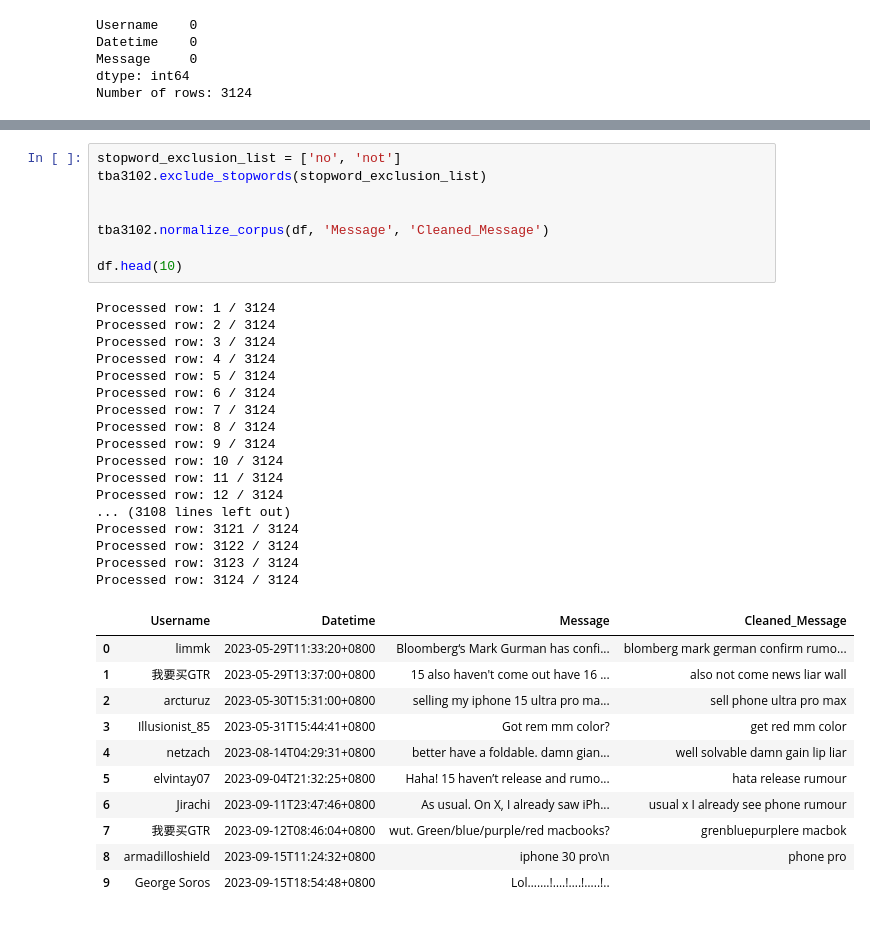
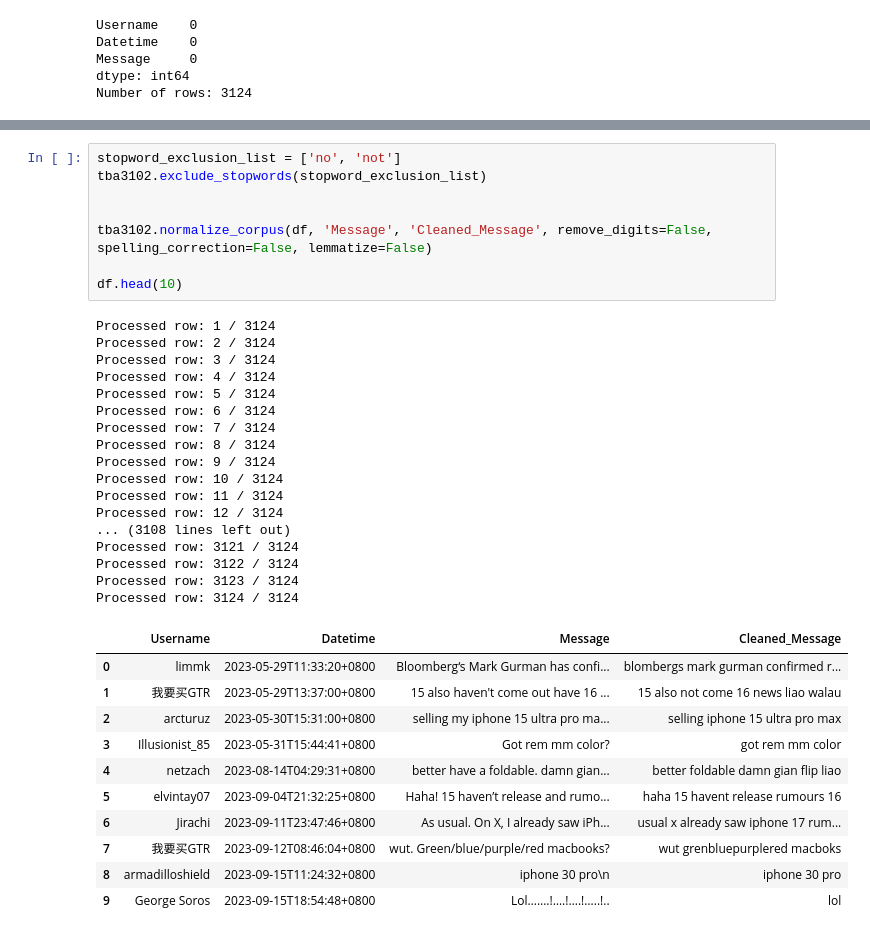
Before and after one commit to DianeHo/text_analytics_group_project, a Jupyter notebook: source_code/p01_preprocessing.ipynb, the cells around one changed output, grey strips where cells are left out. Saved outputs shown, nothing was run; the diff lists cells and outputs as text.

Commit message:
reclean data
remove_digits=False, spelling_correction=False, lemmatize=False

if True, brand names like s25, pro xl, iphone "16", will be removed

```diff
--- a/source_code/p01_preprocessing.ipynb
+++ b/source_code/p01_preprocessing.ipynb
@@ -75,40 +75,40 @@ Text processing started at 2025-03-18 17:19:15.258556
 # %%
 stopword_exclusion_list = ['no', 'not']
 tba3102.exclude_stopwords(stopword_exclusion_list)
 
 
-tba3102.normalize_corpus(df, 'Message', 'Cleaned_Message')
+tba3102.normalize_corpus(df, 'Message', 'Cleaned_Message', remove_digits=False, spelling_correction=False, lemmatize=False)
 
 df.head(10)
 # %% [output]
 Processed row: 1 / 3124
 Processed row: 2 / 3124
 Processed row: 3 / 3124
 Processed row: 4 / 3124
 Processed row: 5 / 3124
 Processed row: 6 / 3124
 Processed row: 7 / 3124
 Processed row: 8 / 3124
 Processed row: 9 / 3124
 Processed row: 10 / 3124
 Processed row: 11 / 3124
 Processed row: 12 / 3124
 ... (3108 lines left out)
 Processed row: 3121 / 3124
 Processed row: 3122 / 3124
 Processed row: 3123 / 3124
 Processed row: 3124 / 3124
 |  | Username | Datetime | Message | Cleaned_Message |
-| 0 | limmk | 2023-05-29T11:33:20+0800 | Bloomberg‘s Mark Gurman has confi... | blomberg mark german confirm rumo... |
-| 1 | 我要买GTR | 2023-05-29T13:37:00+0800 | 15 also haven't come out have 16 ... | also not come news liar wall |
-| 2 | arcturuz | 2023-05-30T15:31:00+0800 | selling my iphone 15 ultra pro ma... | sell phone ultra pro max |
-| 3 | Illusionist_85 | 2023-05-31T15:44:41+0800 | Got rem mm color? | get red mm color |
-| 4 | netzach | 2023-08-14T04:29:31+0800 | better have a foldable. damn gian... | well solvable damn gain lip liar |
-| 5 | elvintay07 | 2023-09-04T21:32:25+0800 | Haha! 15 haven’t release and rumo... | hata release rumour |
-| 6 | Jirachi | 2023-09-11T23:47:46+0800 | As usual. On X, I already saw iPh... | usual x I already see phone rumour |
-| 7 | 我要买GTR | 2023-09-12T08:46:04+0800 | wut. Green/blue/purple/red macbooks? | grenbluepurplere macbok |
-| 8 | armadilloshield | 2023-09-15T11:24:32+0800 | iphone 30 pro\n | phone pro |
-| 9 | George Soros | 2023-09-15T18:54:48+0800 | Lol…….!….!….!…..!.. |  |
+| 0 | limmk | 2023-05-29T11:33:20+0800 | Bloomberg‘s Mark Gurman has confi... | blombergs mark gurman confirmed r... |
+| 1 | 我要买GTR | 2023-05-29T13:37:00+0800 | 15 also haven't come out have 16 ... | 15 also not come 16 news liao walau |
+| 2 | arcturuz | 2023-05-30T15:31:00+0800 | selling my iphone 15 ultra pro ma... | selling iphone 15 ultra pro max |
+| 3 | Illusionist_85 | 2023-05-31T15:44:41+0800 | Got rem mm color? | got rem mm color |
+| 4 | netzach | 2023-08-14T04:29:31+0800 | better have a foldable. damn gian... | better foldable damn gian flip liao |
+| 5 | elvintay07 | 2023-09-04T21:32:25+0800 | Haha! 15 haven’t release and rumo... | haha 15 havent release rumours 16 |
+| 6 | Jirachi | 2023-09-11T23:47:46+0800 | As usual. On X, I already saw iPh... | usual x already saw iphone 17 rum... |
+| 7 | 我要买GTR | 2023-09-12T08:46:04+0800 | wut. Green/blue/purple/red macbooks? | wut grenbluepurplered macboks |
+| 8 | armadilloshield | 2023-09-15T11:24:32+0800 | iphone 30 pro\n | iphone 30 pro |
+| 9 | George Soros | 2023-09-15T18:54:48+0800 | Lol…….!….!….!…..!.. | lol |
 # %%
 #check for empty strings and replace with NaN
 df = df.replace(r'^(\s?)+$', np.nan, regex=True)
```
Also changed, not shown: parts of 4 cells of this notebook, 5 other files.
